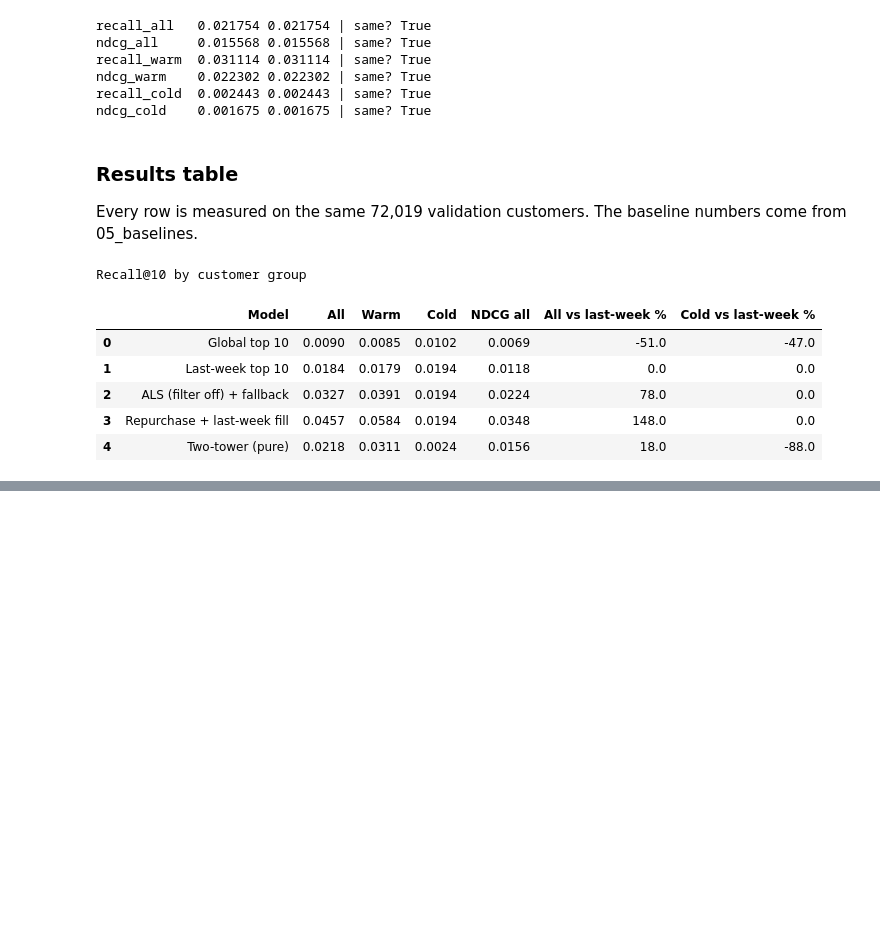
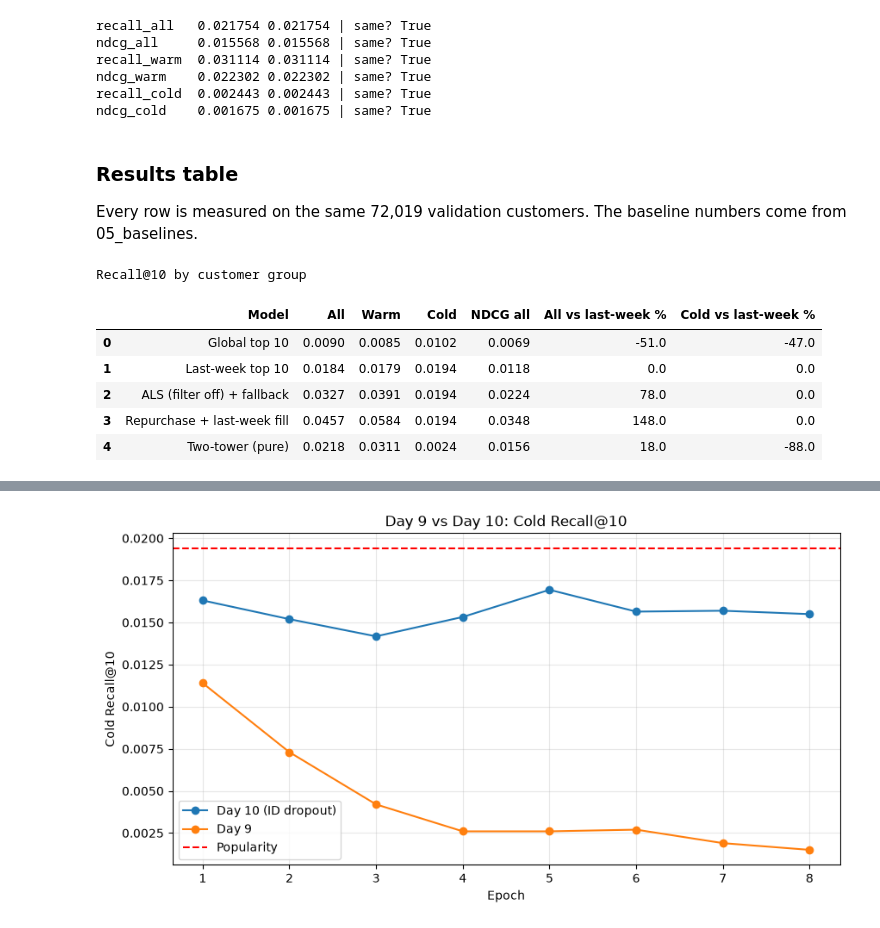
Before and after one commit to suvignan/Recommendation_System, a Jupyter notebook: notebooks/06_two_tower.ipynb, the cells around one changed output, grey strips where cells are left out. Cells and saved outputs as stored; diff of their text form; code cells hidden in the pictures; blank space fills up the shorter version.

Commit message:
Test day: run all models once, results, item neighbours, serving cost

```diff
--- a/notebooks/06_two_tower.ipynb
+++ b/notebooks/06_two_tower.ipynb
@@ -645,0 +649,7 @@ Flipped grid: 41.1 | expected about 41 (40 + ln 3)
+# %%
+def drop_customer_ids(user_inputs, p):
+    # Training only: pretend about p of the customers are unknown (customer_idx -> 0), so row 0 learns
+    ids = user_inputs['customer_idx']
+    drop = tf.random.uniform(tf.shape(ids)) < p                 # True for about p of the rows
+    new_ids = tf.where(drop, tf.zeros_like(ids), ids)           # dropped rows -> 0, same dtype (int32)
+    return {**user_inputs, 'customer_idx': new_ids}             # a COPY; the original batch is untouched
@@ -646,12 +684,13 @@ Flipped grid: 41.1 | expected about 41 (40 + ln 3)
 # %%
 class TwoTowerModel(keras.Model):
 
-    def __init__(self, user_tower, item_tower, log_q_table, temperature):
+    def __init__(self, user_tower, item_tower, log_q_table, temperature, id_dropout=0.0):
         super().__init__()                      # keras.Model's own setup first, always
         self.user_tower = user_tower
         self.item_tower = item_tower
         self.log_q_table = log_q_table
         self.temperature = temperature
+        self.id_dropout = id_dropout
         self.loss_tracker = keras.metrics.Mean(name='loss')
 
     @property
@@ -660,6 +699,8 @@ class TwoTowerModel(keras.Model):
 
     def compute_batch_loss(self, batch, training):
         user_inputs, item_inputs = split_batch(batch)
+        if training and self.id_dropout > 0:                    # Day 10: ID dropout, training only
+            user_inputs = drop_customer_ids(user_inputs, self.id_dropout)
         user_vectors = self.user_tower(user_inputs, training=training)
         item_vectors = self.item_tower(item_inputs, training=training)
         scores = tf.matmul(user_vectors, item_vectors, transpose_b=True)         # (1024, 1024)
@@ -674,10 +715,10 @@ class TwoTowerModel(keras.Model):
         return {'loss': self.loss_tracker.result()}
 
 
-def new_model(dropout=0.2, temperature=0.05, learning_rate=1e-3):
+def new_model(dropout=0.2, temperature=0.05, learning_rate=1e-3, id_dropout=0.0):
     # Fresh towers + model + Adam. Every experiment starts from here, so none of them touch another's weights
     model = TwoTowerModel(build_tower(user_categorical, user_numeric, 'user_tower', dropout),
                           build_tower(item_categorical, item_numeric, 'item_tower', dropout),
-                          log_q_table, temperature)
+                          log_q_table, temperature, id_dropout)
     model.compile(optimizer=keras.optimizers.Adam(learning_rate=learning_rate))
     return model
@@ -1080,0 +1257,34 @@ Recall@10 by customer group
+# %%
+import matplotlib.pyplot as plt
+
+plt.figure(figsize=(10, 5))
+
+plt.plot(
+    iddrop_table['epoch'],
+    iddrop_table['val_recall10_cold'],
+    marker='o',
+    label='Day 10 (ID dropout)'
+)
+
+plt.plot(
+    iddrop_table['epoch'],
+    iddrop_table['day9_cold'],
+    marker='o',
+    label='Day 9'
+)
+
+plt.axhline(
+    0.0194,
+    linestyle='--',
+    color='red',
+    label='Popularity'
+)
+
+plt.xlabel('Epoch')
+plt.ylabel('Cold Recall@10')
+plt.title('Day 9 vs Day 10: Cold Recall@10')
+plt.legend()
+plt.grid(alpha=0.3)
+plt.show()
+# %% [output]
+[figure, added]
```
Also changed, not shown: parts of 14 cells of this notebook, 4 other files.
